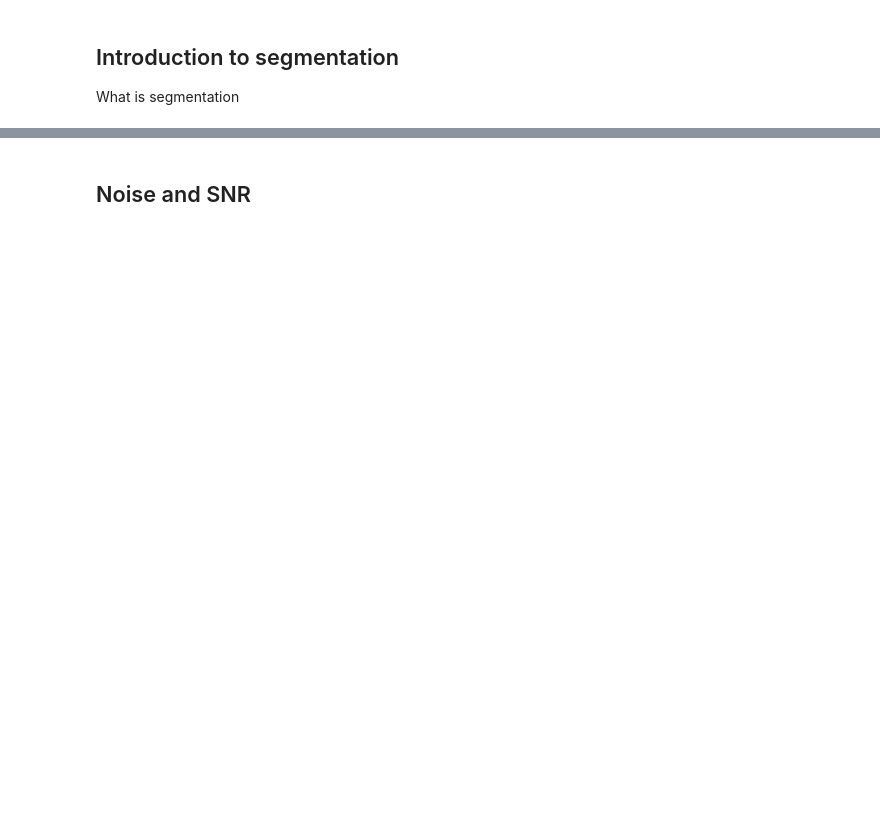
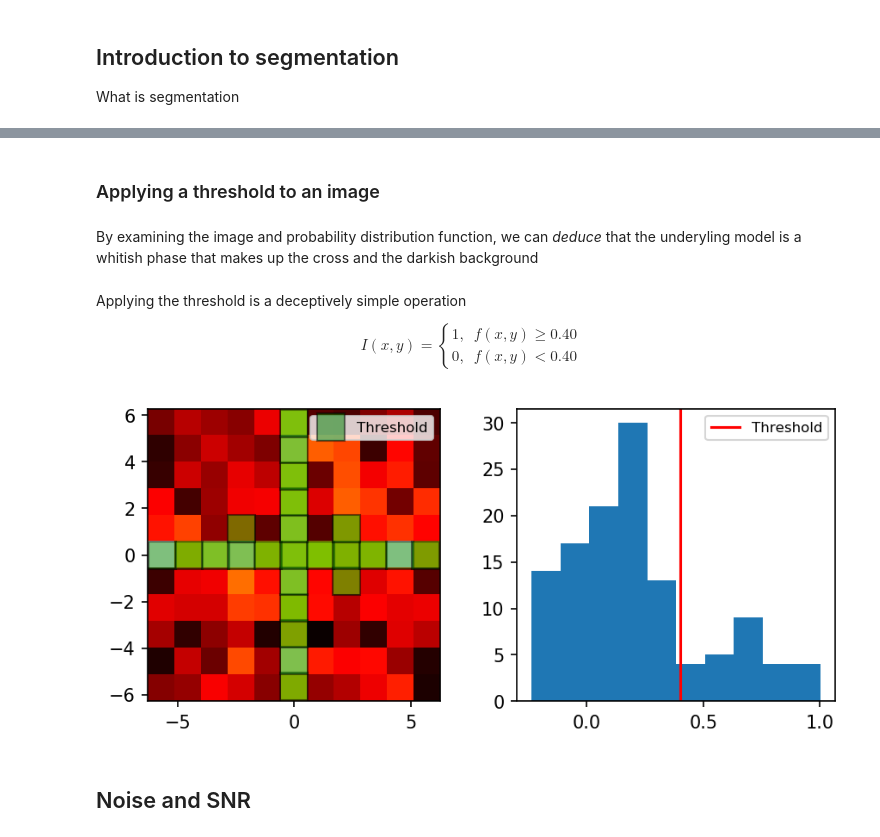
Before and after one commit to ImagingLectures/MLSegmentation4NI, a Jupyter notebook: lecture/ML4NeutronImageSegmentation.ipynb, the cells around one changed output, grey strips where cells are left out. Saved outputs shown, nothing was run; the diff lists cells and outputs as text; code cells hidden in the pictures; blank space fills up the shorter version.

```diff
--- a/lecture/ML4NeutronImageSegmentation.ipynb
+++ b/lecture/ML4NeutronImageSegmentation.ipynb
@@ -66,2 +155,24 @@ What is segmentation
+# %% [markdown]
+### Applying a threshold to an image
+# %% [markdown]
+By examining the image and probability distribution function, we can _deduce_ that the underyling model is a whitish phase that makes up the cross and the darkish background
+# %% [markdown]
+Applying the threshold is a deceptively simple operation
+
+$$ I(x,y) =
+\begin{cases}
+1, & f(x,y)\geq0.40 \\
+0, & f(x,y)<0.40
+\end{cases}$$
+# %%
+threshold = 0.4; thresh_img = cross_im > threshold
+
+fig,ax = plt.subplots(1,2,figsize=(7,3))
+ax[0].imshow(cross_im, cmap = 'hot', extent = [xx.min(), xx.max(), yy.min(), yy.max()])
+ax[0].plot(xx[np.where(thresh_img)]*0.9, yy[np.where(thresh_img)]*0.9,
+           'ks', markerfacecolor = 'green', alpha = 0.5,label = 'Threshold', markersize = 15); ax[0].legend(fontsize=8);
+ax[1].hist(cross_im.ravel(),bins=10); ax[1].axvline(x=threshold,color='r',label='Threshold'); ax[1].legend(fontsize=8);
+# %% [output]
+[figure, added]
 # %% [markdown]
 ## Noise and SNR
```
Also changed, not shown: parts of 27 cells of this notebook, 2 other files.
